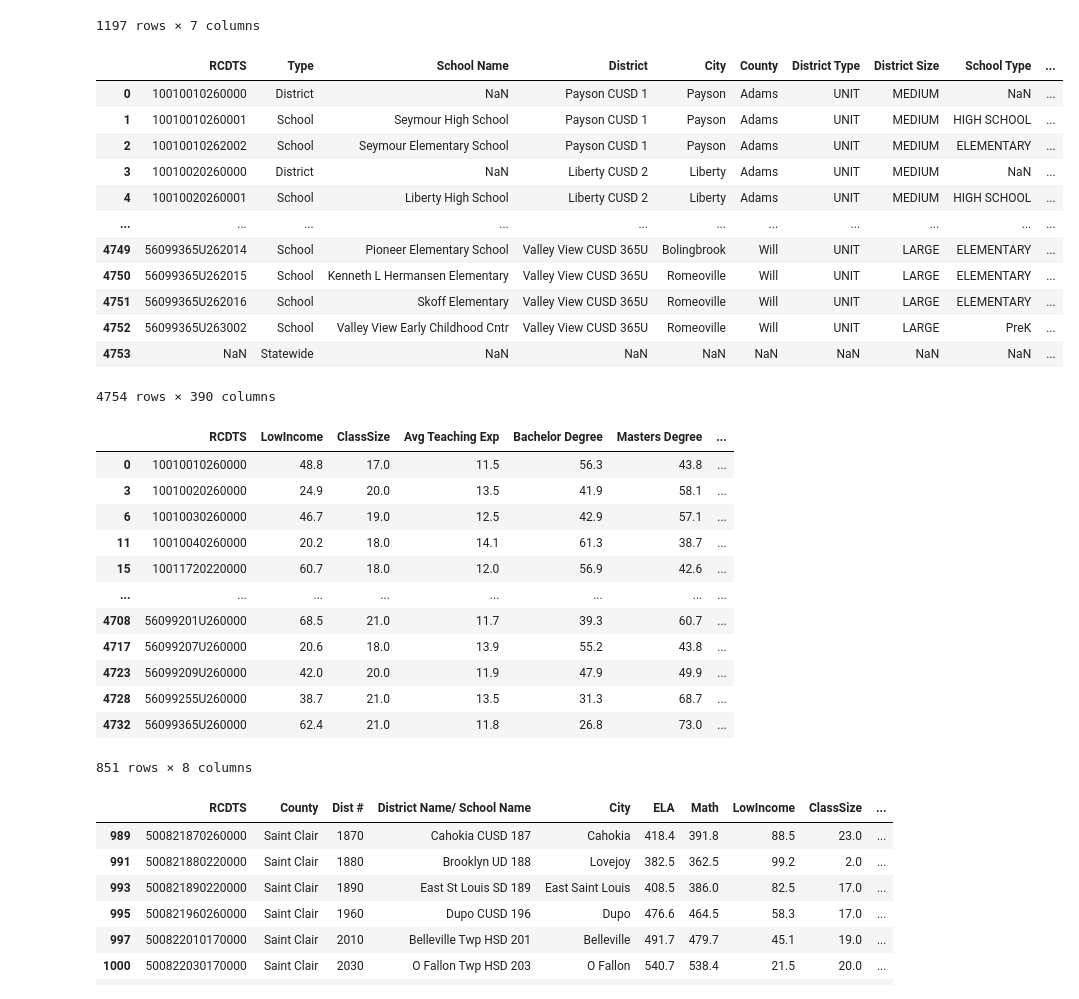
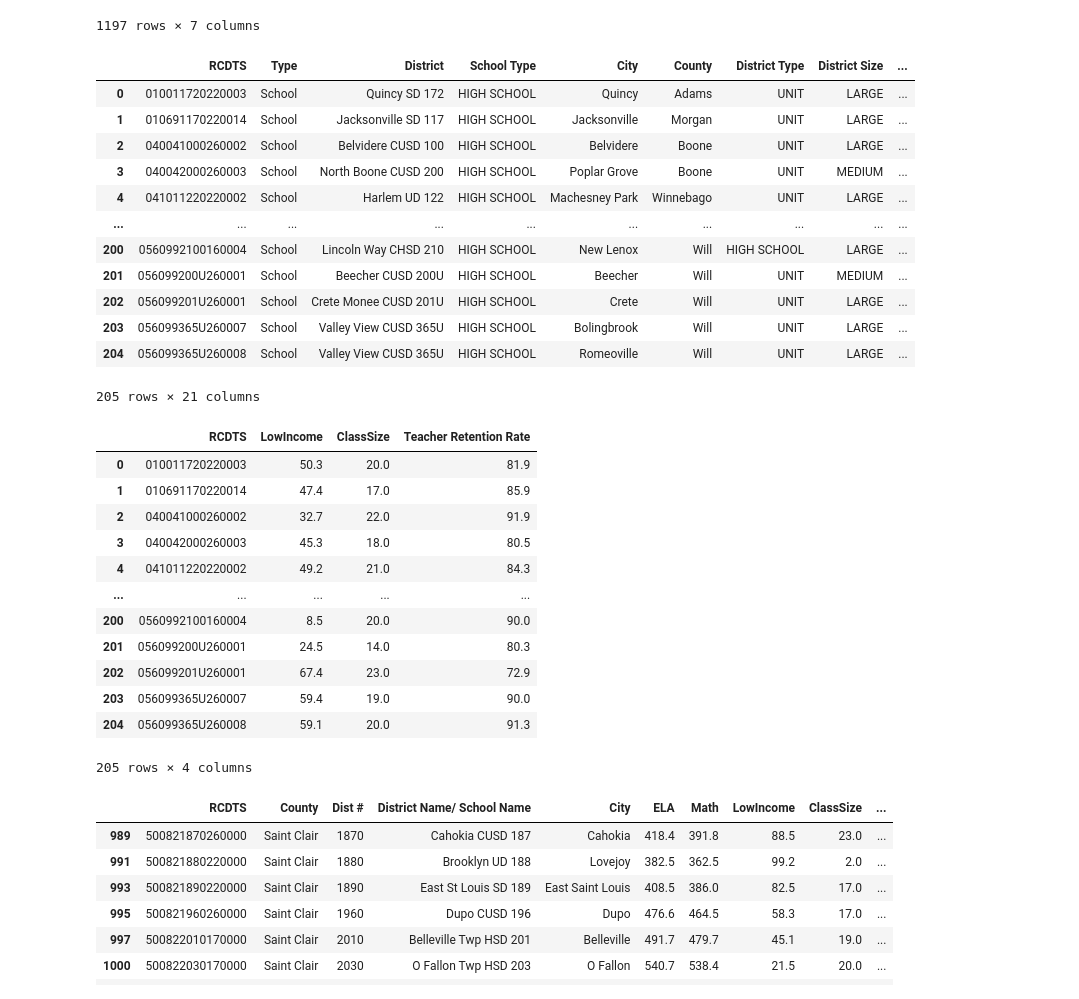
Before and after one commit to morrissey466/Illinois_School_Analysis, a Jupyter notebook: Resources/Regression.ipynb, the cells around one changed output. Saved outputs shown, nothing was run; the diff lists cells and outputs as text; code cells hidden in the pictures.

Commit message:
removed districts from the SAT ELA and Math file

```diff
--- a/Resources/Regression.ipynb
+++ b/Resources/Regression.ipynb
@@ -18,22 +18,22 @@ regression_df
 | 1196 | 56099365U260008 | Will | 365U | Romeoville High School | Romeoville | 493.2 | 488.3 |
 1197 rows × 7 columns
 # %%
-general_df = pd.read_csv("general.csv")
+general_df = pd.read_csv("clean_data/high_school_filtered.csv")
 general_df
 # %% [output]
-|  | RCDTS | Type | School Name | District | City | County | District Type | District Size | School Type | ... |
-| 0 | 10010010260000 | District | NaN | Payson CUSD 1 | Payson | Adams | UNIT | MEDIUM | NaN | ... |
-| 1 | 10010010260001 | School | Seymour High School | Payson CUSD 1 | Payson | Adams | UNIT | MEDIUM | HIGH SCHOOL | ... |
-| 2 | 10010010262002 | School | Seymour Elementary School | Payson CUSD 1 | Payson | Adams | UNIT | MEDIUM | ELEMENTARY | ... |
-| 3 | 10010020260000 | District | NaN | Liberty CUSD 2 | Liberty | Adams | UNIT | MEDIUM | NaN | ... |
-| 4 | 10010020260001 | School | Liberty High School | Liberty CUSD 2 | Liberty | Adams | UNIT | MEDIUM | HIGH SCHOOL | ... |
-| ... | ... | ... | ... | ... | ... | ... | ... | ... | ... | ... |
-| 4749 | 56099365U262014 | School | Pioneer Elementary School | Valley View CUSD 365U | Bolingbrook | Will | UNIT | LARGE | ELEMENTARY | ... |
-| 4750 | 56099365U262015 | School | Kenneth L Hermansen Elementary | Valley View CUSD 365U | Romeoville | Will | UNIT | LARGE | ELEMENTARY | ... |
-| 4751 | 56099365U262016 | School | Skoff Elementary | Valley View CUSD 365U | Romeoville | Will | UNIT | LARGE | ELEMENTARY | ... |
-| 4752 | 56099365U263002 | School | Valley View Early Childhood Cntr | Valley View CUSD 365U | Romeoville | Will | UNIT | LARGE | PreK | ... |
-| 4753 | NaN | Statewide | NaN | NaN | NaN | NaN | NaN | NaN | NaN | ... |
+|  | RCDTS | Type | District | School Type | City | County | District Type | District Size | ... |
+| 0 | 010011720220003 | School | Quincy SD 172 | HIGH SCHOOL | Quincy | Adams | UNIT | LARGE | ... |
+| 1 | 010691170220014 | School | Jacksonville SD 117 | HIGH SCHOOL | Jacksonville | Morgan | UNIT | LARGE | ... |
+| 2 | 040041000260002 | School | Belvidere CUSD 100 | HIGH SCHOOL | Belvidere | Boone | UNIT | LARGE | ... |
+| 3 | 040042000260003 | School | North Boone CUSD 200 | HIGH SCHOOL | Poplar Grove | Boone | UNIT | MEDIUM | ... |
+| 4 | 041011220220002 | School | Harlem UD 122 | HIGH SCHOOL | Machesney Park | Winnebago | UNIT | LARGE | ... |
+| ... | ... | ... | ... | ... | ... | ... | ... | ... | ... |
+| 200 | 0560992100160004 | School | Lincoln Way CHSD 210 | HIGH SCHOOL | New Lenox | Will | HIGH SCHOOL | LARGE | ... |
+| 201 | 056099200U260001 | School | Beecher CUSD 200U | HIGH SCHOOL | Beecher | Will | UNIT | MEDIUM | ... |
+| 202 | 056099201U260001 | School | Crete Monee CUSD 201U | HIGH SCHOOL | Crete | Will | UNIT | LARGE | ... |
+| 203 | 056099365U260007 | School | Valley View CUSD 365U | HIGH SCHOOL | Bolingbrook | Will | UNIT | LARGE | ... |
+| 204 | 056099365U260008 | School | Valley View CUSD 365U | HIGH SCHOOL | Romeoville | Will | UNIT | LARGE | ... |
-4754 rows × 390 columns
+205 rows × 21 columns
 # %%
 gen_df = general_df.filter(['RCDTS', 'Student Enrollment - Low Income %', 'Avg Class Size – All Grades', 'Avg Teaching Exp',
                            'Bachelor Degree', 'Masters Degree', 'Teacher Retention Rate', 'Admin Avg Salary'], axis = 1)
@@ -42,19 +42,19 @@ gen_df.rename(columns = {'Avg Class Size – All Grades':'ClassSize'}, inplace =
 gen_df.rename(columns = {'Student Enrollment - Low Income %':'LowIncome'}, inplace = True)
 gen_df
 # %% [output]
-|  | RCDTS | LowIncome | ClassSize | Avg Teaching Exp | Bachelor Degree | Masters Degree | ... |
-| 0 | 10010010260000 | 48.8 | 17.0 | 11.5 | 56.3 | 43.8 | ... |
-| 3 | 10010020260000 | 24.9 | 20.0 | 13.5 | 41.9 | 58.1 | ... |
-| 6 | 10010030260000 | 46.7 | 19.0 | 12.5 | 42.9 | 57.1 | ... |
-| 11 | 10010040260000 | 20.2 | 18.0 | 14.1 | 61.3 | 38.7 | ... |
-| 15 | 10011720220000 | 60.7 | 18.0 | 12.0 | 56.9 | 42.6 | ... |
-| ... | ... | ... | ... | ... | ... | ... | ... |
-| 4708 | 56099201U260000 | 68.5 | 21.0 | 11.7 | 39.3 | 60.7 | ... |
-| 4717 | 56099207U260000 | 20.6 | 18.0 | 13.9 | 55.2 | 43.8 | ... |
-| 4723 | 56099209U260000 | 42.0 | 20.0 | 11.9 | 47.9 | 49.9 | ... |
-| 4728 | 56099255U260000 | 38.7 | 21.0 | 13.5 | 31.3 | 68.7 | ... |
-| 4732 | 56099365U260000 | 62.4 | 21.0 | 11.8 | 26.8 | 73.0 | ... |
+|  | RCDTS | LowIncome | ClassSize | Teacher Retention Rate |
+| 0 | 010011720220003 | 50.3 | 20.0 | 81.9 |
+| 1 | 010691170220014 | 47.4 | 17.0 | 85.9 |
+| 2 | 040041000260002 | 32.7 | 22.0 | 91.9 |
+| 3 | 040042000260003 | 45.3 | 18.0 | 80.5 |
+| 4 | 041011220220002 | 49.2 | 21.0 | 84.3 |
+| ... | ... | ... | ... | ... |
+| 200 | 0560992100160004 | 8.5 | 20.0 | 90.0 |
+| 201 | 056099200U260001 | 24.5 | 14.0 | 80.3 |
+| 202 | 056099201U260001 | 67.4 | 23.0 | 72.9 |
+| 203 | 056099365U260007 | 59.4 | 19.0 | 90.0 |
+| 204 | 056099365U260008 | 59.1 | 20.0 | 91.3 |
-851 rows × 8 columns
+205 rows × 4 columns
 # %%
 df = pd.merge(regression_df, gen_df, on = "RCDTS", how = "left")
 df = df.dropna()
```
Also changed, not shown: 1 other file.
